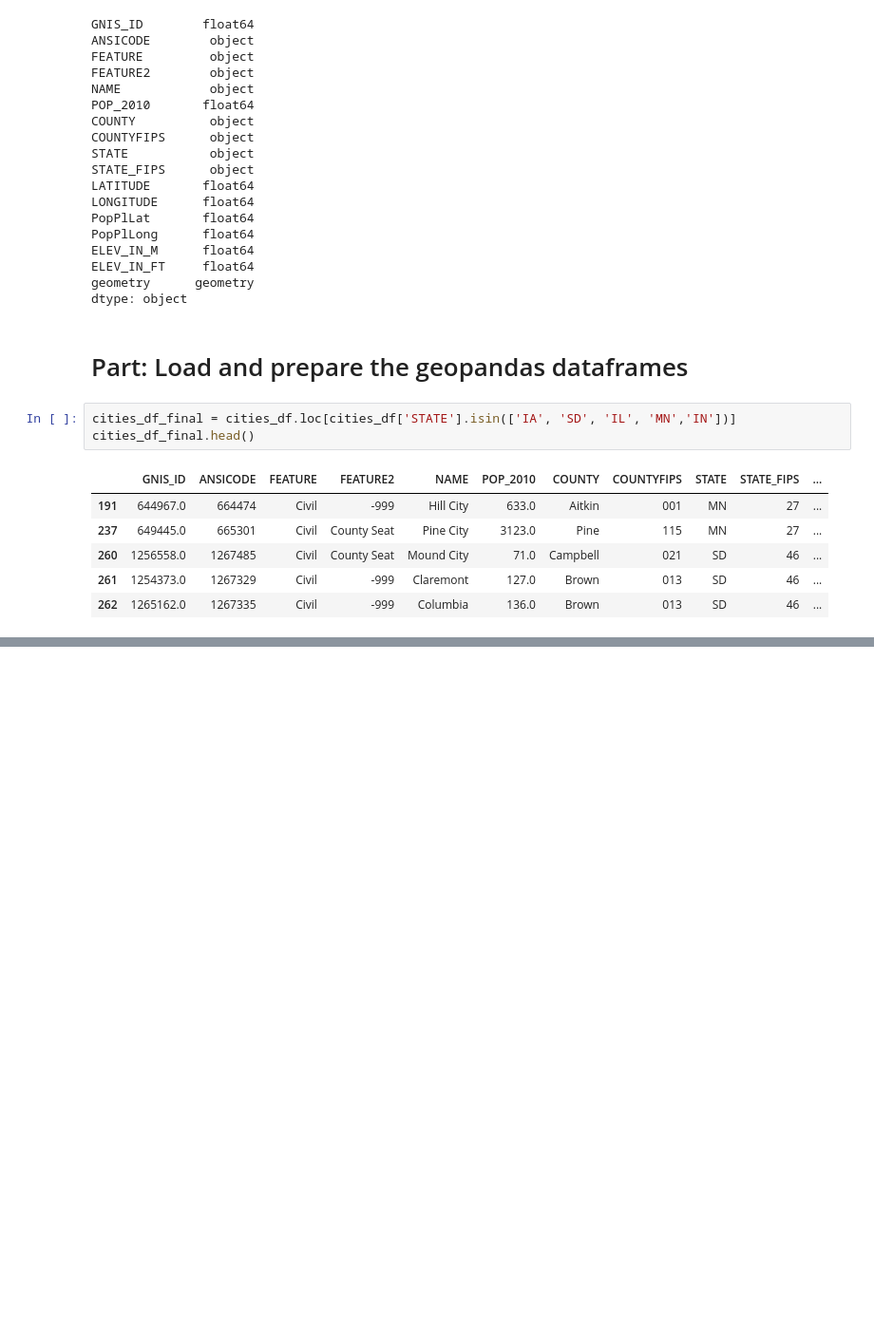
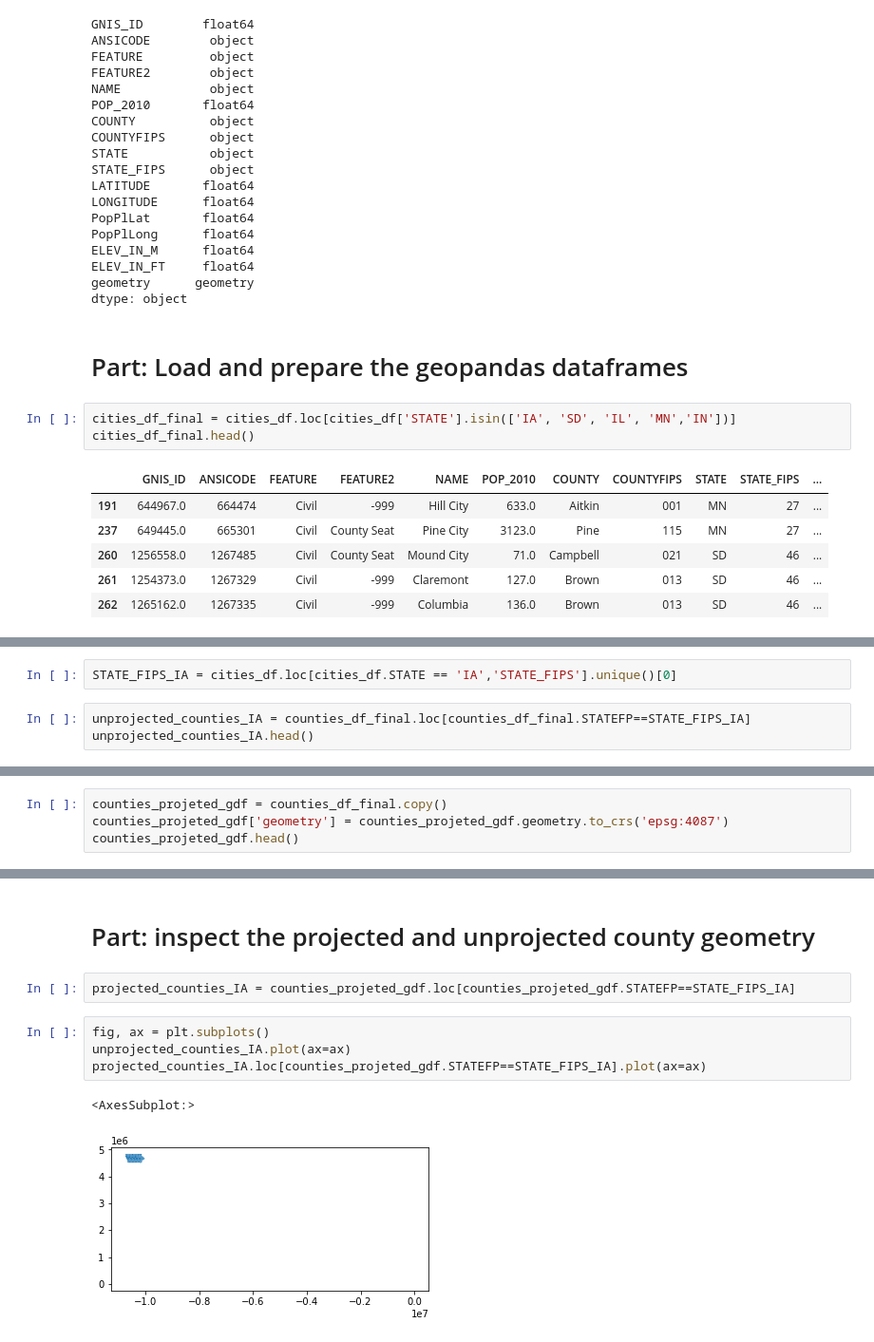
Before and after one commit to rahmanole/CSC585, a Jupyter notebook: project_2/project_2.ipynb, the cells around one changed output, grey strips where cells are left out. Shown at 95% size. Drawn from its saved outputs; the diff is of its cells as text; blank space fills up the shorter version.

```diff
--- a/project_2/project_2.ipynb
+++ b/project_2/project_2.ipynb
@@ -86,0 +78,5 @@ county_df[['STATEFP','COUNTYFP','GEOID','NAME']]
+# %%
+STATE_FIPS_IA = cities_df.loc[cities_df.STATE == 'IA','STATE_FIPS'].unique()[0]
+# %%
+unprojected_counties_IA = counties_df_final.loc[counties_df_final.STATEFP==STATE_FIPS_IA]
+unprojected_counties_IA.head()
@@ -86,0 +92,4 @@ county_df[['STATEFP','COUNTYFP','GEOID','NAME']]
+# %%
+counties_projeted_gdf = counties_df_final.copy()
+counties_projeted_gdf['geometry'] = counties_projeted_gdf.geometry.to_crs('epsg:4087')
+counties_projeted_gdf.head()
@@ -86,0 +103,11 @@ county_df[['STATEFP','COUNTYFP','GEOID','NAME']]
+# %% [markdown]
+# Part: inspect the projected and unprojected county geometry
+# %%
+projected_counties_IA = counties_projeted_gdf.loc[counties_projeted_gdf.STATEFP==STATE_FIPS_IA]
+# %%
+fig, ax = plt.subplots()
+unprojected_counties_IA.plot(ax=ax)
+projected_counties_IA.loc[counties_projeted_gdf.STATEFP==STATE_FIPS_IA].plot(ax=ax)
+# %% [output]
+<AxesSubplot:>
+[figure, added]
```
Also changed, not shown: parts of 17 cells of this notebook, 1 other file.
